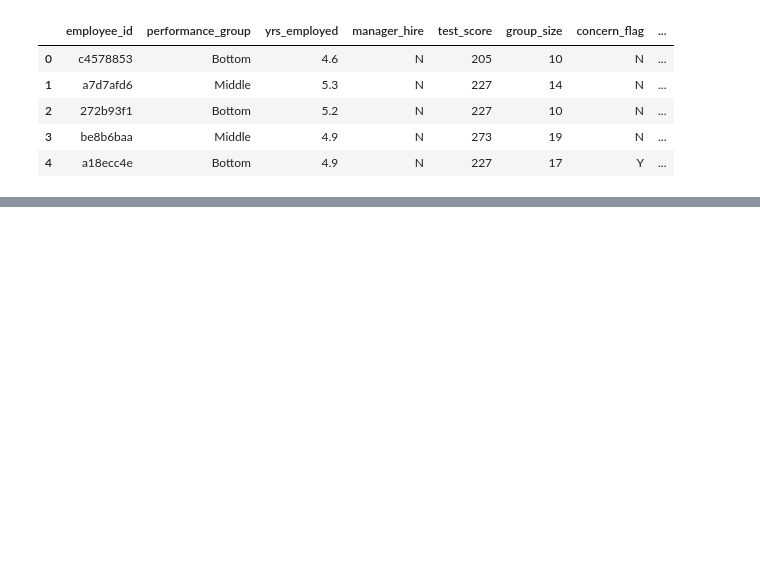
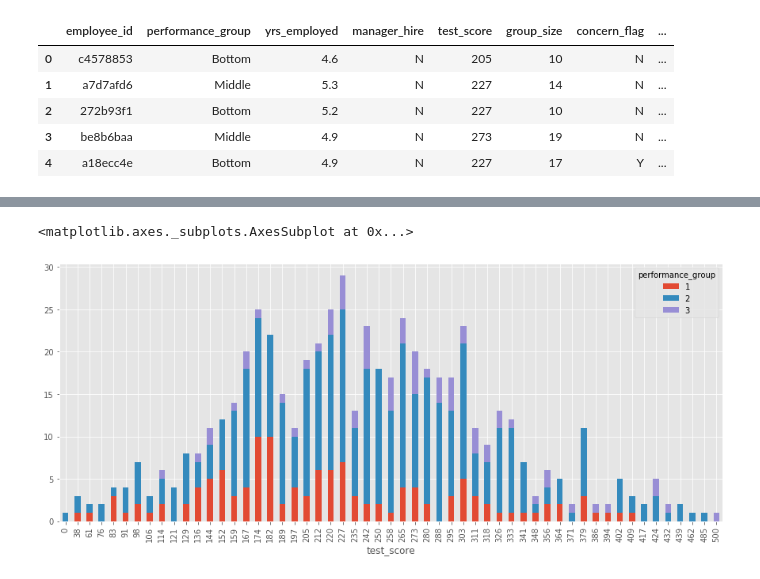
Before and after one commit to Naseb-HR/ebp_exercise, a Jupyter notebook: ebp_exercise.ipynb, the cells around one changed output, grey strips where cells are left out. Cells and saved outputs as stored; diff of their text form; code cells hidden in the pictures; blank space fills up the shorter version.

```diff
--- a/ebp_exercise.ipynb
+++ b/ebp_exercise.ipynb
@@ -107,0 +132,8 @@ Corr
+# %%
+#  test_score vs performance_group
+     ## try kernel density estimate plot
+colour_table = pd.crosstab(index=df["test_score"], columns=df["performance_group"])
+colour_table.plot(kind="bar",figsize=(15,6),stacked=True)
+# %% [output]
+<matplotlib.axes._subplots.AxesSubplot at 0x...>
+[figure, added]
```
Also changed, not shown: parts of 42 cells of this notebook.
